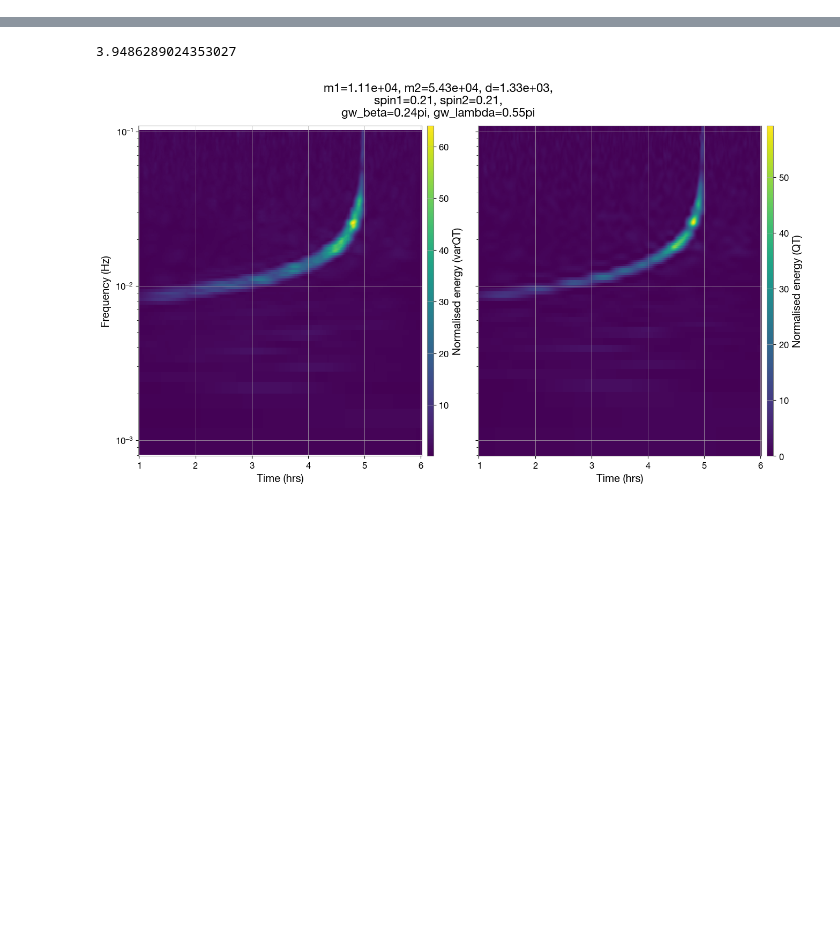
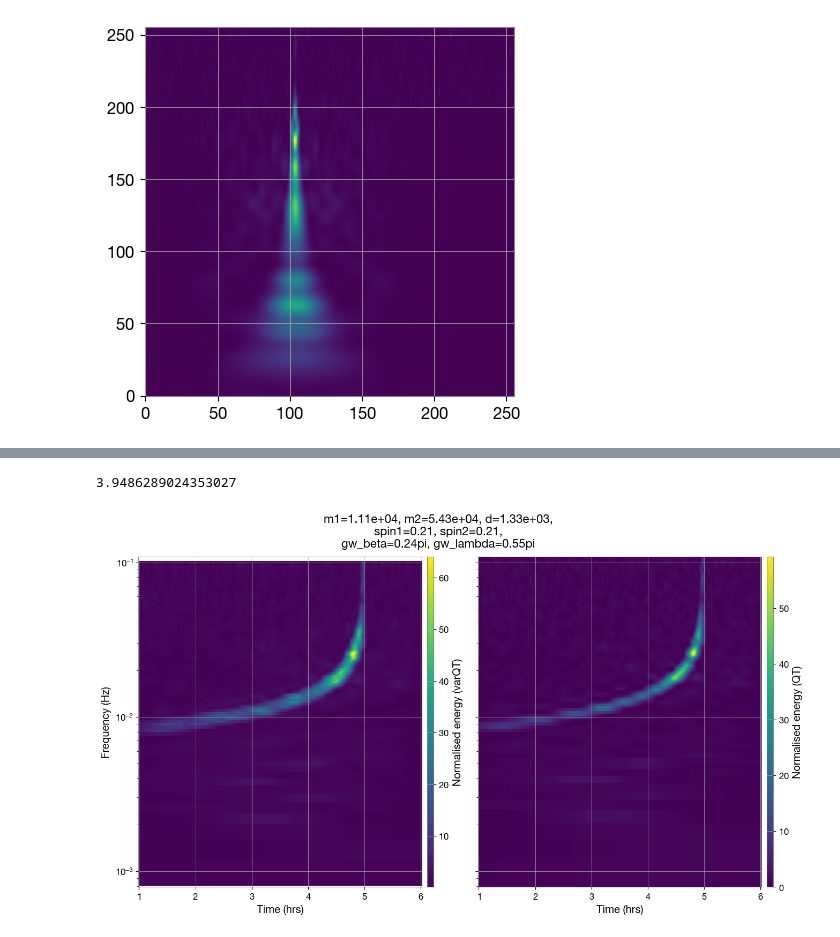
Before and after one commit to AryamannRao/LISAGlitchSignalClassifier, a Jupyter notebook: src/notebooks/random.ipynb, the cells around one changed output, grey strips where cells are left out. Drawn from its saved outputs; the diff is of its cells as text; code cells hidden in the pictures; blank space fills up the shorter version.

```diff
--- a/src/notebooks/random.ipynb
+++ b/src/notebooks/random.ipynb
@@ -23,9 +23,8 @@ from scipy.signal import coherence
 import warnings
 warnings.filterwarnings("ignore")
 # %%
-with h5py.File(glitch_ehm_dataset_path, 'r') as h5:
-    #training_glitches = h5['QT'][:]
-    training_glitchX = h5['X'][:]
-    training_glitchY = h5['Y'][:]
-    training_glitchZ = h5['Z'][:]
-    training_glitch_tarr = h5['t_qscan'][:]
+with h5py.File(glitch_hm_dataset_path, 'r') as h5:
+    glitches = h5['QT'][:]
+    glitchX = h5['X'][:]
+    glitchY = h5['Y'][:]
+    glitchZ = h5['Z'][:]
@@ -38,0 +31,7 @@ h5.close()
+# %%
+image = glitches[2]
+
+plt.imshow(image[:, :, 0], origin='lower')
+plt.show()
+# %% [output]
+[figure, added]
```
Also changed, not shown: parts of 5 cells of this notebook, 1 other file.
